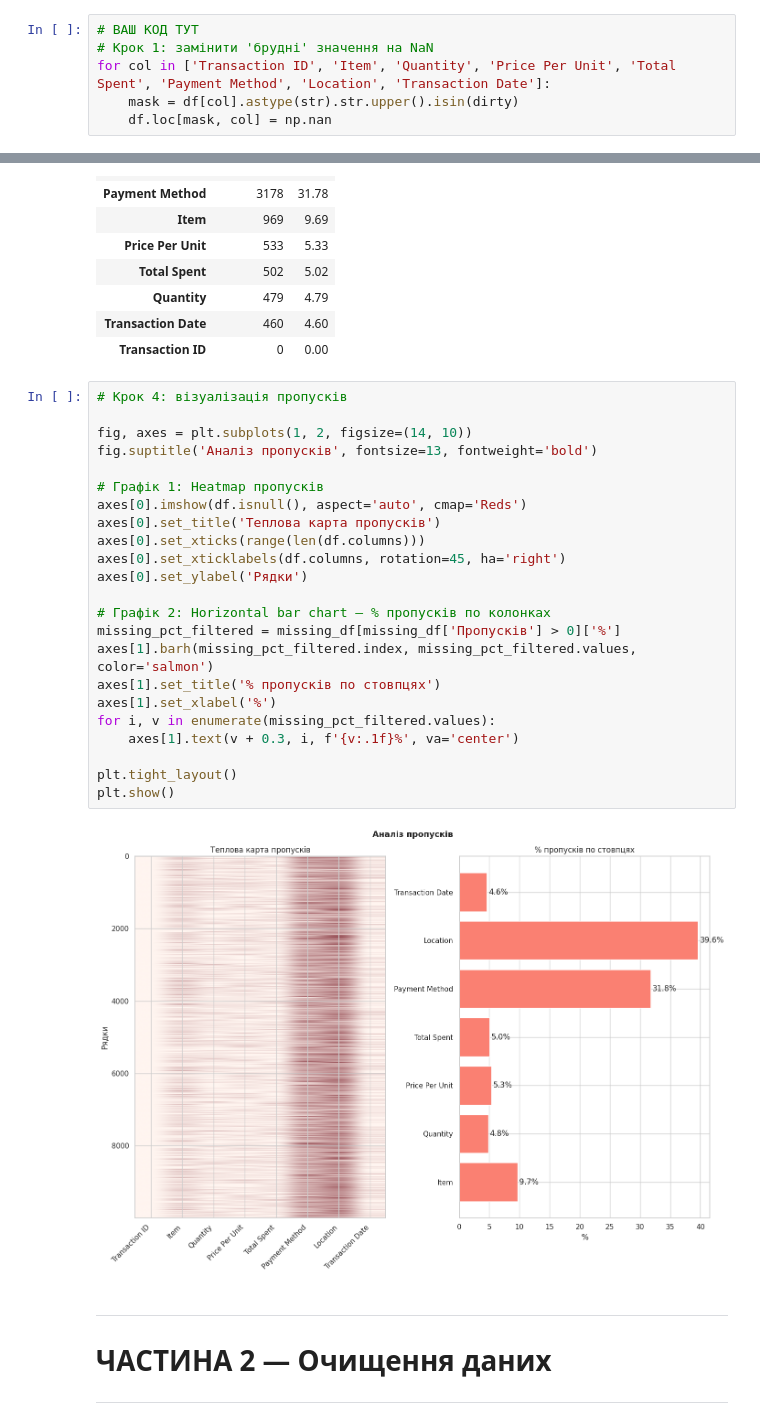
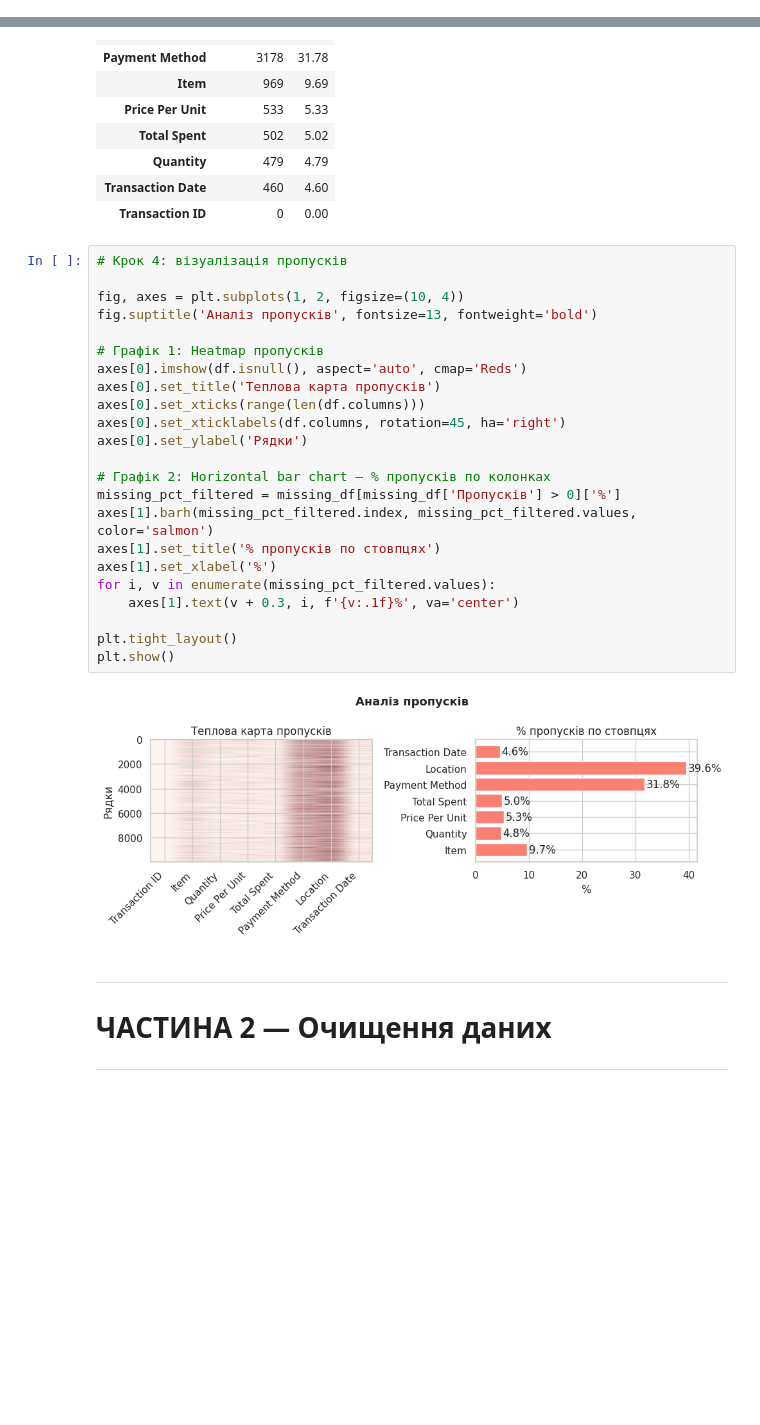
Before and after one commit to T-Svitlichna/DTA_Python, a Jupyter notebook: HomeWork/21062026_Clean_new_cafe_eda_workbook_version2.ipynb, the cells around one changed output, grey strips where cells are left out. Saved outputs shown, nothing was run; the diff lists cells and outputs as text; blank space fills up the shorter version.

```diff
--- a/HomeWork/21062026_Clean_new_cafe_eda_workbook_version2.ipynb
+++ b/HomeWork/21062026_Clean_new_cafe_eda_workbook_version2.ipynb
@@ -189,10 +176,4 @@ for col in ['Transaction ID', 'Item', 'Quantity', 'Price Per Unit', 'Total Spent
 'Payment Method: брудних=599, NaN=2579'
 'Location: брудних=696, NaN=3265'
 'Transaction Date: брудних=301, NaN=159'
-# %%
-# ВАШ КОД ТУТ
-# Крок 1: замінити 'брудні' значення на NaN
-for col in ['Transaction ID', 'Item', 'Quantity', 'Price Per Unit', 'Total Spent', 'Payment Method', 'Location', 'Transaction Date']:
-    mask = df[col].astype(str).str.upper().isin(dirty)
-    df.loc[mask, col] = np.nan
 # %%
@@ -235,28 +216,28 @@ missing_df.sort_values(by='%', ascending=False)
 # %%
 # Крок 4: візуалізація пропусків
 
-fig, axes = plt.subplots(1, 2, figsize=(14, 10))
+fig, axes = plt.subplots(1, 2, figsize=(10, 4))
 fig.suptitle('Аналіз пропусків', fontsize=13, fontweight='bold')
 
 # Графік 1: Heatmap пропусків
 axes[0].imshow(df.isnull(), aspect='auto', cmap='Reds')
 axes[0].set_title('Теплова карта пропусків')
 axes[0].set_xticks(range(len(df.columns)))
 axes[0].set_xticklabels(df.columns, rotation=45, ha='right')
 axes[0].set_ylabel('Рядки')
 
 # Графік 2: Horizontal bar chart — % пропусків по колонках
 missing_pct_filtered = missing_df[missing_df['Пропусків'] > 0]['%']
 axes[1].barh(missing_pct_filtered.index, missing_pct_filtered.values, color='salmon')
 axes[1].set_title('% пропусків по стовпцях')
 axes[1].set_xlabel('%')
 for i, v in enumerate(missing_pct_filtered.values):
     axes[1].text(v + 0.3, i, f'{v:.1f}%', va='center')
 
 plt.tight_layout()
 plt.show()
 # %% [output]
-[figure, old version]
+[figure, new version]
 # %% [markdown]
 ---
 # ЧАСТИНА 2 — Очищення даних
```
Also changed, not shown: parts of 16 cells of this notebook.
